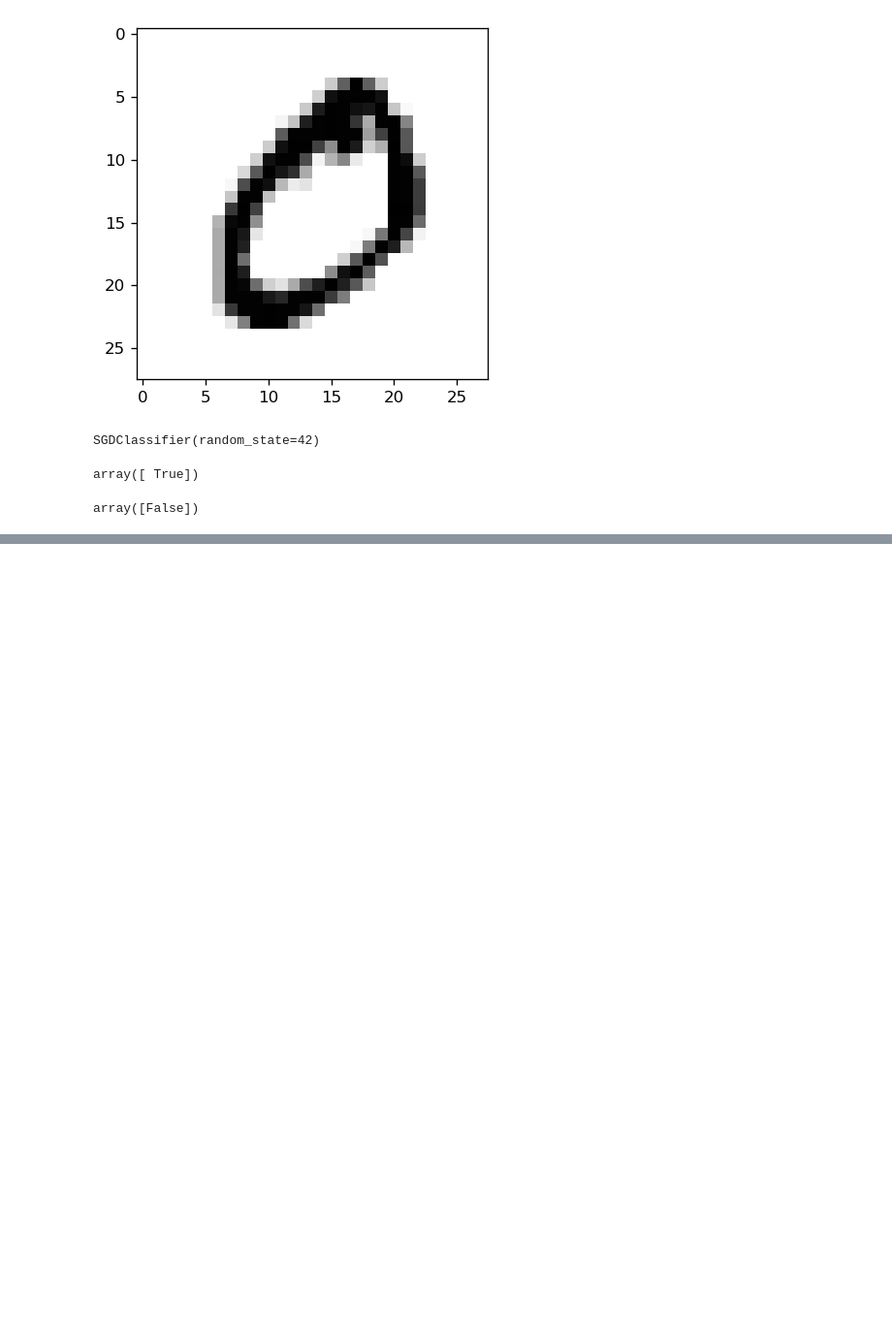
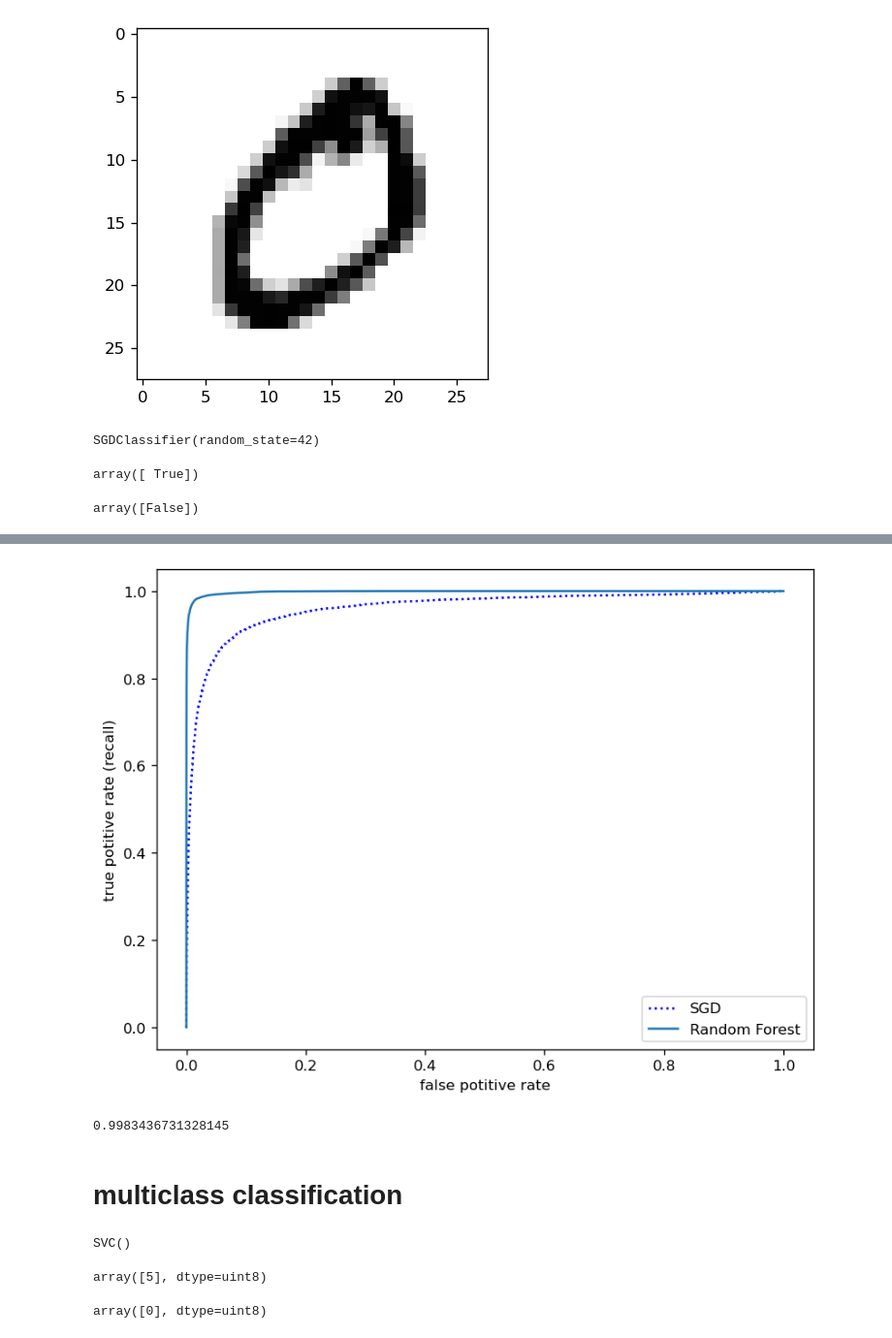
Before and after one commit to OClarkson/DSciNBs, a Jupyter notebook: Chapter_3_MNIST.ipynb, the cells around one changed output, grey strips where cells are left out. Shown at 97% size. Cells and saved outputs as stored; diff of their text form; code cells hidden in the pictures; blank space fills up the shorter version.

```diff
--- a/Chapter_3_MNIST.ipynb
+++ b/Chapter_3_MNIST.ipynb
@@ -83,0 +205,36 @@ array([False])
+# %%
+forest_clf = RandomForestClassifier(random_state = 42)
+y_probas_forest = cross_val_predict(forest_clf, X_train, y_train_5, cv=3, method='predict_proba')
+# %%
+y_scores_forest = y_probas_forest[:,1]
+fpr_forest, tpr_forest, thresholds_forest = roc_curve(y_train_5, y_scores_forest)
+# %%
+ifig=6;plt.close(ifig);plt.figure(ifig,figsize=(8,6), dpi=120)
+plt.plot(fpr,tpr, 'b:', label='SGD')
+plt.plot(fpr_forest,tpr_forest, label='Random Forest')
+plt.xlabel('false potitive rate')
+plt.ylabel('true potitive rate (recall)')
+plt.legend();
+# %% [output]
+[figure, added]
+# %%
+from sklearn.metrics import roc_auc_score
+roc_auc_score(y_train_5, y_scores_forest)
+# %% [output]
+0.9983436731328145
+# %% [markdown]
+# multiclass classification
+# %%
+from sklearn.svm import SVC
+svm_clf = SVC() #ses OvO by default
+svm_clf.fit(X_train,y_train)
+# %% [output]
+SVC()
+# %%
+svm_clf.predict([some_digit])
+# %% [output]
+array([5], dtype=uint8)
+# %%
+svm_clf.predict([some_other_digit])
+# %% [output]
+array([0], dtype=uint8)
```
Also changed, not shown: parts of 44 cells of this notebook, 2 other files.
